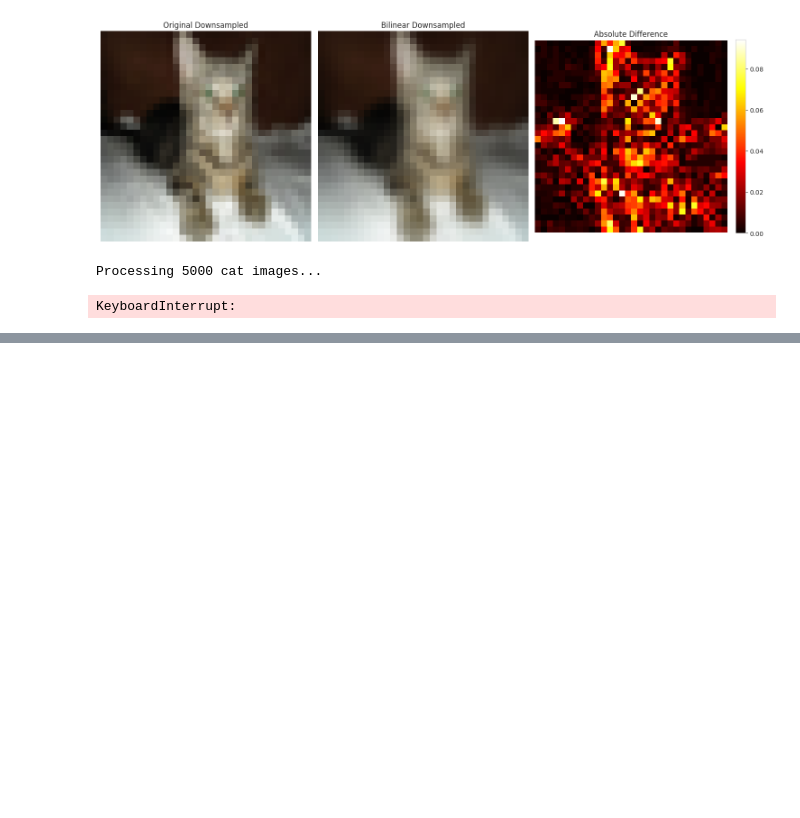
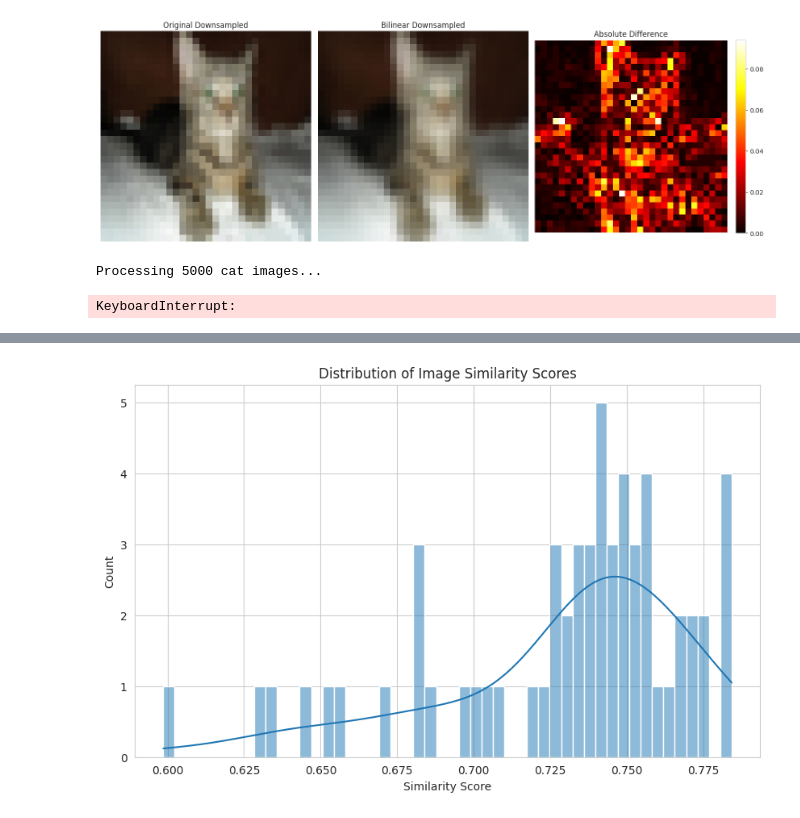
Before and after one commit to kordc/sd-imbalance, a Jupyter notebook: notebooks/analysis.ipynb, the cells around one changed output, grey strips where cells are left out. Saved outputs shown, nothing was run; the diff lists cells and outputs as text; code cells hidden in the pictures; blank space fills up the shorter version.

```diff
--- a/notebooks/analysis.ipynb
+++ b/notebooks/analysis.ipynb
@@ -850,0 +908,10 @@ print(f"Saved the file names of selected images to '{output_file}'.")
+# %%
+#plot the distribution of similarity scores
+plt.figure(figsize=(10, 6))
+sns.histplot(similarity_scores, bins=50, kde=True)
+plt.title("Distribution of Image Similarity Scores")
+plt.xlabel("Similarity Score")
+plt.ylabel("Count")
+plt.show()
+# %% [output]
+[figure, added]
```
Also changed, not shown: parts of 9 cells of this notebook, 6 other files.
